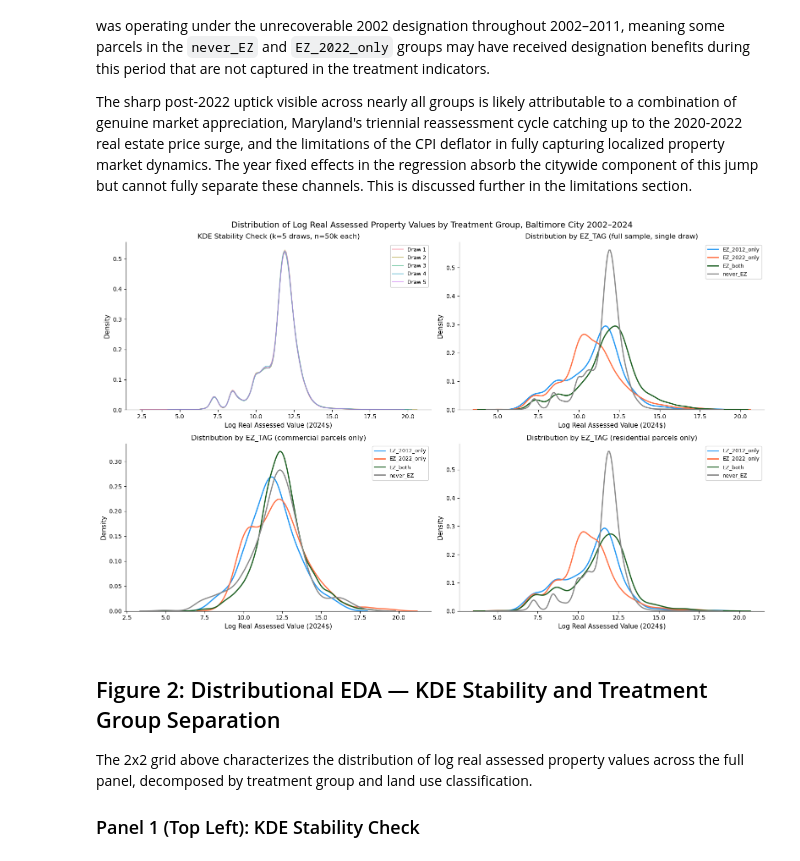
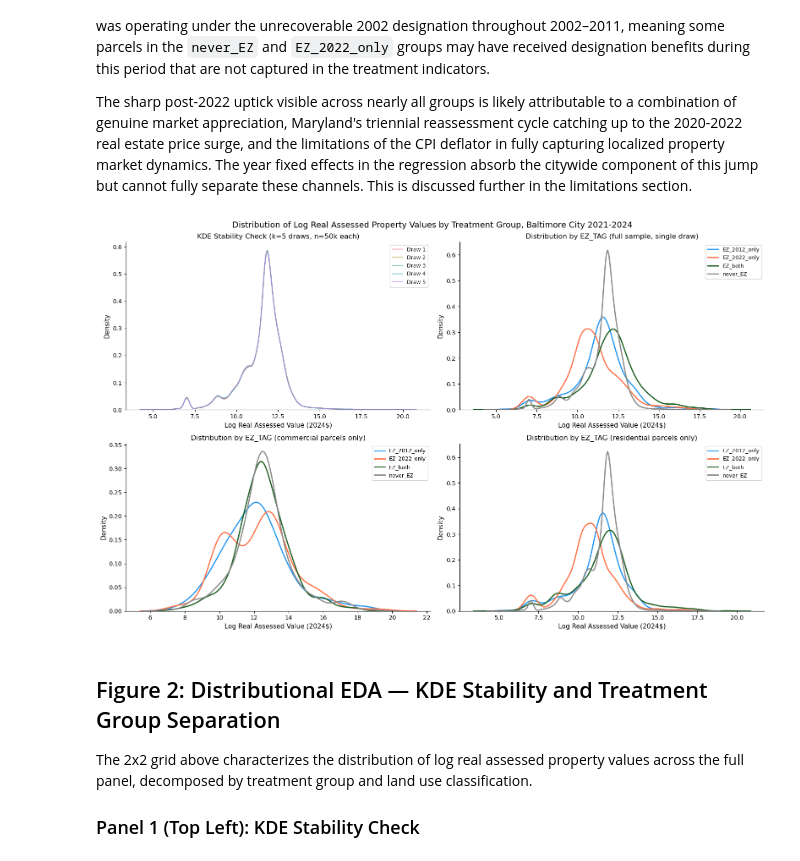
Before and after one commit to norsini1515/baltimoreparcel, a Jupyter notebook: ez_analysis/analysis1.ipynb, the cells around one changed output. Saved outputs shown, nothing was run; the diff lists cells and outputs as text; code cells hidden in the pictures.

```diff
--- a/ez_analysis/analysis1.ipynb
+++ b/ez_analysis/analysis1.ipynb
@@ -313,6 +316,8 @@ plot_df = full_parcel_panel[
     full_parcel_panel['LOG_REAL_NFMTTLVL'].notna() &
     np.isfinite(full_parcel_panel['LOG_REAL_NFMTTLVL'])
 ].copy()
+
+plot_df = plot_df[plot_df['YEAR']>=2021]  # focus on recent years for better visualization of current distribution
 
 # single draw for panels 2, 3, 4
 single_draw = plot_df.sample(n=n, random_state=42)
@@ -359,36 +364,36 @@ for tag, grp in commercial.groupby('EZ_TAG'):
     )
 axes[1, 0].set_title('Distribution by EZ_TAG (commercial parcels only)', fontsize=12)
 axes[1, 0].legend(fontsize=9, framealpha=0.9)
 
 # ── Bottom right: residential only ─────────────────────────────────────────
 residential = single_draw[single_draw['IS_COMMERCIAL'] == 0]
 for tag, grp in residential.groupby('EZ_TAG'):
     sns.kdeplot(
         data=grp,
         x='LOG_REAL_NFMTTLVL',
         ax=axes[1, 1],
         color=ez_palette[tag],
         linewidth=2,
         label=tag
     )
 axes[1, 1].set_title('Distribution by EZ_TAG (residential parcels only)', fontsize=12)
 axes[1, 1].legend(fontsize=9, framealpha=0.9)
 
 # ── Shared formatting ──────────────────────────────────────────────────────
 for ax in axes.flat:
     ax.set_xlabel('Log Real Assessed Value (2024$)', fontsize=11)
     ax.set_ylabel('Density', fontsize=11)
     sns.despine(ax=ax)
 
 fig.suptitle(
-    'Distribution of Log Real Assessed Property Values by Treatment Group, Baltimore City 2002-2024',
+    'Distribution of Log Real Assessed Property Values by Treatment Group, Baltimore City 2021-2024',
     fontsize=14
 )
 plt.tight_layout()
-plt.savefig('kde_2x2.png', dpi=150)
+plt.savefig('kde_2x2_2021.png', dpi=150)
 plt.show()
 # %% [output]
-[figure, old version]
+[figure, new version]
 # %% [markdown]
 ## Figure 2: Distributional EDA — KDE Stability and Treatment Group Separation
 
```
Also changed, not shown: parts of 23 cells of this notebook, 3 other files.
